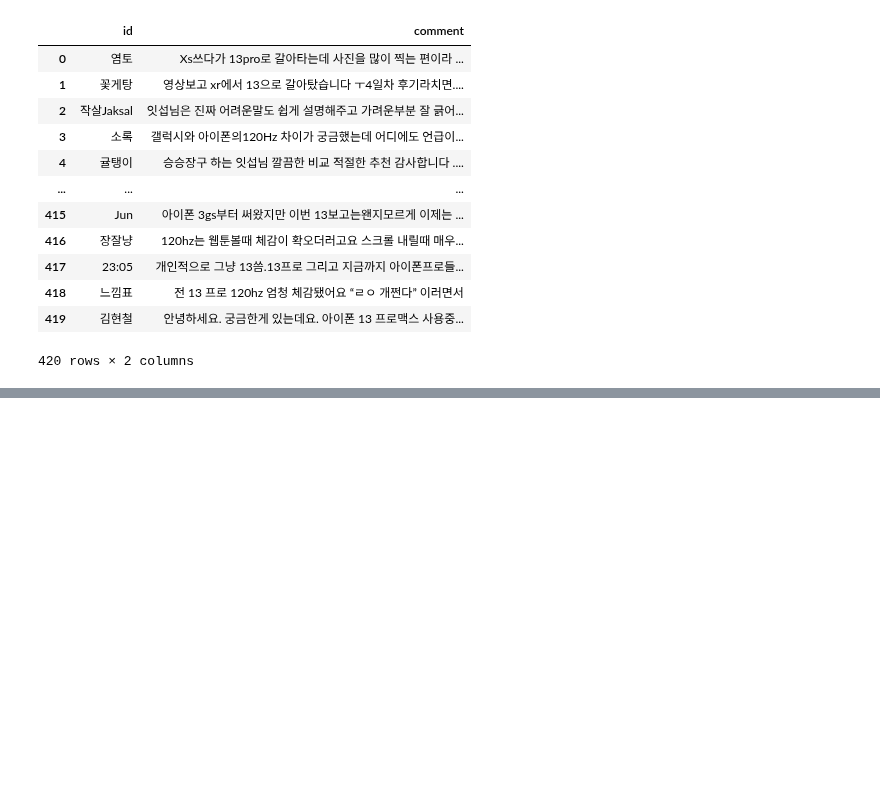
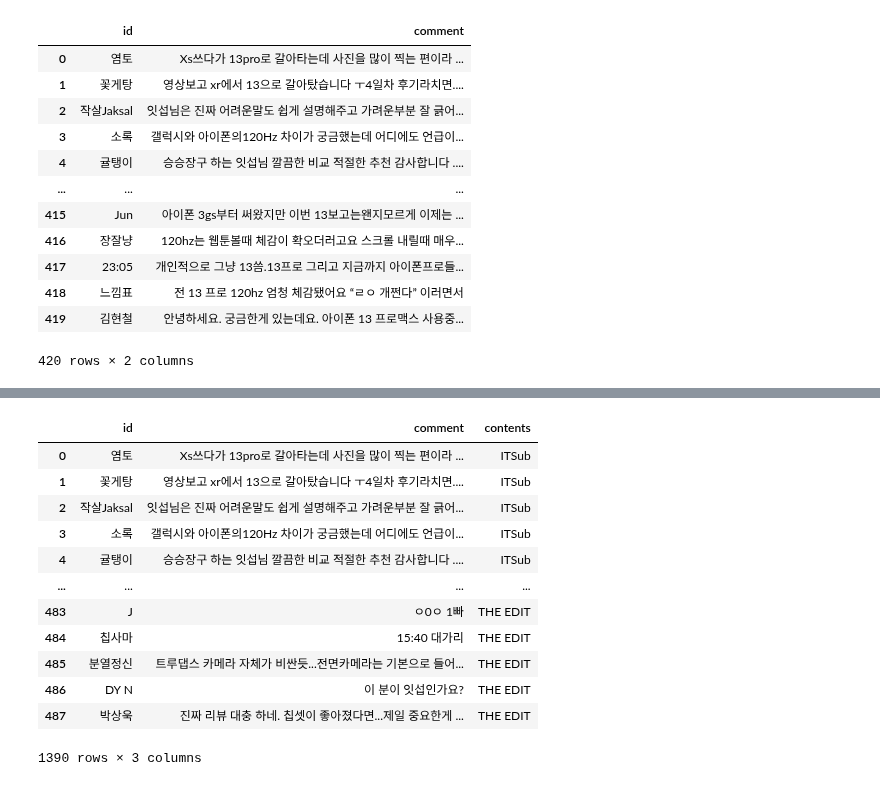
Before and after one commit to obilige/justone, a Jupyter notebook: re_analysis/selenium.ipynb, the cells around one changed output, grey strips where cells are left out. Cells and saved outputs as stored; diff of their text form; code cells hidden in the pictures; blank space fills up the shorter version.

```diff
--- a/re_analysis/selenium.ipynb
+++ b/re_analysis/selenium.ipynb
@@ -117,0 +197,3 @@ driver.get("https://www.youtube.com/watch?v=hGjulX7scZ4")
+# %%
+df1 = pd.DataFrame({'id' : id_final, 'comment' : comment_final})
+df1
@@ -119,5 +215,10 @@ driver.get("https://www.youtube.com/watch?v=hGjulX7scZ4")
 # 59만원짜리 아이폰SE 3세대 직접 써봤습니다, 살지말지 알려드림
 # 디에디트 THE EDIT
 # 663개 댓글
-driver = webdriver.Chrome("/users/hoon/chromedriver")
-driver.get("https://www.youtube.com/watch?v=hGjulX7scZ4")
+path = "/users/hoon/chromedriver"
+url = 'https://www.youtube.com/watch?v=IcKb79_IsHw&t=58s'
+
+id_third, comment_third = youtube_crawl(path, url)
+# %%
+df2 = pd.DataFrame({'id' : id_third, 'comment' : comment_third})
+df2
@@ -123,0 +239,21 @@ driver.get("https://www.youtube.com/watch?v=hGjulX7scZ4")
+# %%
+df['contents'] = 'ITSub'
+df1['contents'] = 'ZUYONI'
+df2['contents'] = 'THE EDIT'
+# %%
+df_final = pd.concat([df, df1, df2], axis=0)
+df_final
+# %% [output]
+|  | id | comment | contents |
+| 0 | 염토 | Xs쓰다가 13pro로 갈아타는데 사진을 많이 찍는 편이라 ... | ITSub |
+| 1 | 꽃게탕 | 영상보고 xr에서 13으로 갈아탔습니다 ㅜ4일차 후기라치면.... | ITSub |
+| 2 | 작살Jaksal | 잇섭님은 진짜 어려운말도 쉽게 설명해주고 가려운부분 잘 긁어... | ITSub |
+| 3 | 소록 | 갤럭시와 아이폰의120Hz 차이가 궁금했는데 어디에도 언급이... | ITSub |
+| 4 | 귤탱이 | 승승장구 하는 잇섭님 깔끔한 비교 적절한 추천 감사합니다 .... | ITSub |
+| ... | ... | ... | ... |
+| 483 | J | ㅇ0ㅇ 1빠 | THE EDIT |
+| 484 | 칩사마 | 15:40 대가리 | THE EDIT |
+| 485 | 분열정신 | 트루댑스 카메라 자체가 비싼듯...전면카메라는 기본으로 들어... | THE EDIT |
+| 486 | DY N | 이 분이 잇섭인가요? | THE EDIT |
+| 487 | 박상욱 | 진짜 리뷰 대충 하네. 칩셋이 좋아졌다면...제일 중요한게 ... | THE EDIT |
+1390 rows × 3 columns
```
Also changed, not shown: parts of 16 cells of this notebook, 2 other files.
